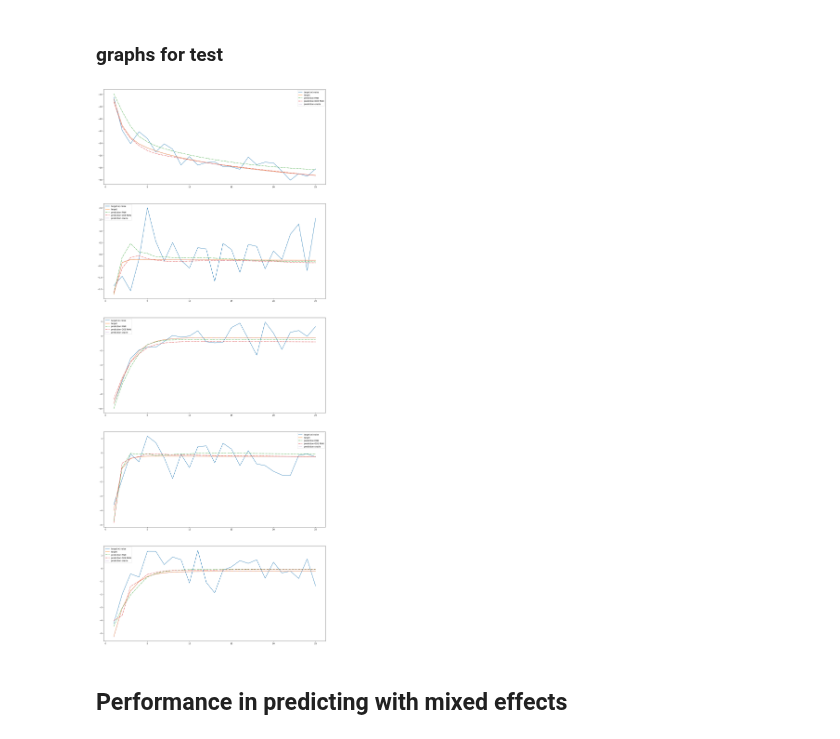
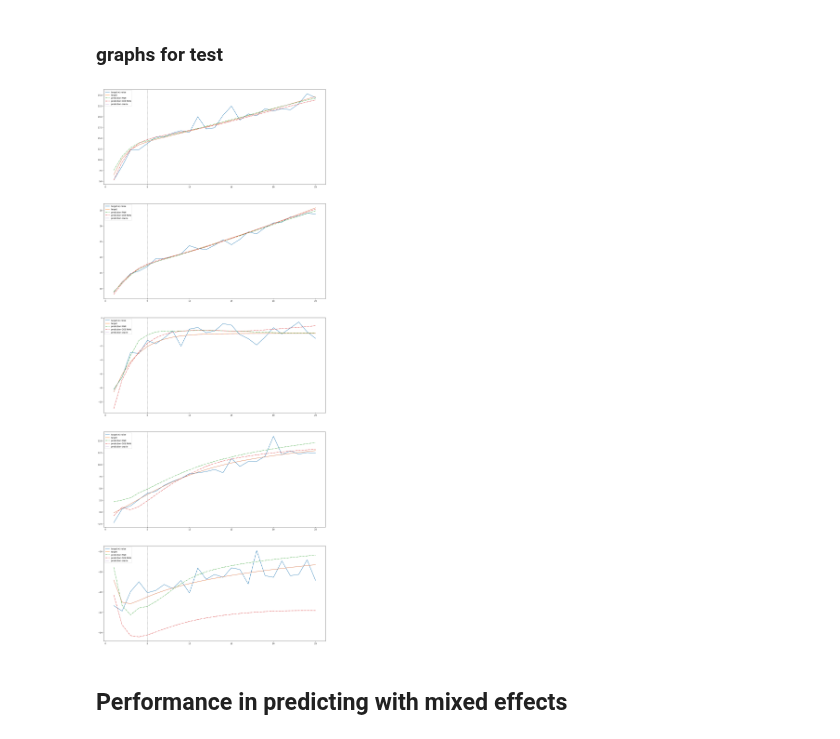
Before and after one commit to FrankwaP/subSISTM, a Jupyter notebook: models/ODE-RNN/Report.ipynb, the cells around one changed output. Cells and saved outputs as stored; diff of their text form; code cells hidden in the pictures.

```diff
--- a/models/ODE-RNN/Report.ipynb
+++ b/models/ODE-RNN/Report.ipynb
@@ -8,9 +8,9 @@ import matplotlib.pyplot as plt
 import numpy as np
 # %%
 path_py = "../ODE-RNN/Résultats/"
-path_r = "../../data/synthetic_bph_1/Résultats regular time/"
-path_simul = "../../data/synthetic_bph_1/Simulations regular time/"
-CSV_Dtest = "../../data/synthetic_bph_1/Simulations regular time/01_test.csv"
+path_r = "../../data/synthetic_bph_1/Résultats random time/"
+path_simul = "../../data/synthetic_bph_1/Simulations random time/"
+CSV_Dtest = "../../data/synthetic_bph_1/Simulations random time/01_test.csv"
 # %% [markdown]
 ### Gathering results
 # %%
@@ -138,6 +137,7 @@ for k in range(n):
     axs[k].plot(pred_r_train[(pred_r_train['temps']!=0) & (pred_r_train['individus']== ex[k])]['temps'],
                 pred_r_train[(pred_r_train['temps']!=0) & (pred_r_train['individus']== ex[k])]['pred_naif_fixed'],
                 label= 'prediction naïve', linestyle='dotted')
+    axs[k].axvline(x = 5, color = 'gray', linestyle='dotted')
     axs[k].legend()
 plt.savefig("../../models/ODE-RNN/Résultats/Graphs/Train_fixed.png")
 # %% [output]
@@ -147,32 +147,33 @@ plt.savefig("../../models/ODE-RNN/Résultats/Graphs/Train_fixed.png")
 # %%
 n = 5
 ex = np.random.choice(pd.unique(pred_py['individus']), n)
 fig, axs = plt.subplots(n)
 fig.set_figwidth(20)
 fig.set_figheight(50)
 for k in range(n):
     axs[k].plot(data_test[(pred_r_test['temps']!=0) & (data_test['individus']== ex[k])]['temps'],
                 data_test[(data_test['temps']!=0) & (data_test['individus']== ex[k])]['y_fixed_obs'],
                 label= 'target w/ noise')
     axs[k].plot(data_test[(data_test['temps']!=0) & (data_test['individus']== ex[k])]['temps'],
                 data_test[(data_test['temps']!=0) & (data_test['individus']== ex[k])]['y_fixed'],
                 label= 'target')
     axs[k].plot(pred_py[(pred_py['temps']!=0) & (pred_py['individus']== ex[k])]['temps'],
                 pred_py[(pred_py['temps']!=0) & (pred_py['individus']==ex[k])]['y_test_RNN_Fixed'],
                 label= 'prediction RNN', linestyle='dashdot')
     axs[k].plot(pred_py[(pred_py['temps']!=0) & (pred_py['individus']== ex[k])]['temps'],
                 pred_py[(pred_py['temps']!=0) & (pred_py['individus']==ex[k])]['y_test_ODE RNN_Fixed'],
                 label= 'prediction ODE RNN', linestyle='dashdot')
+    axs[k].plot(pred_r_test[(pred_r_test['temps']!=0) & (pred_r_test['individus']== ex[k])]['temps'],
+                pred_r_test[(pred_r_test['temps']!=0) & (pred_r_test['individus']== ex[k])]['pred_naif_fixed_1'],
+                label= 'prediction naïve', linestyle='dotted')
     """axs[k].plot(pred_r_test[(pred_r_test['temps']!=0) & (pred_r_test['individus']== ex[k])]['temps'],
-                pred_r_test[(pred_r_test['temps']!=0) & (pred_r_test['individus']== ex[k])]['pred_naif_fixed_1'],
-                label= 'prediction naïve', linestyle='dotted')"""
-    axs[k].plot(pred_r_test[(pred_r_test['temps']!=0) & (pred_r_test['individus']== ex[k])]['temps'],
                 pred_r_test[(pred_r_test['temps']!=0) & (pred_r_test['individus']== ex[k])]['pred_fixed_1'],
-                label= 'prediction oracle', linestyle='dotted')
+                label= 'prediction oracle', linestyle='dotted')"""
+    axs[k].axvline(x = 5, color = 'gray', linestyle='dotted')
     axs[k].legend()
 plt.savefig("../../models/ODE-RNN/Résultats/Graphs/Test_fixed.png")
 # %% [output]
-[figure, old version]
+[figure, new version]
 # %% [markdown]
 ## Performance in predicting with mixed effects
 # %%
```
Also changed, not shown: parts of 5 cells of this notebook, 4 other files.
